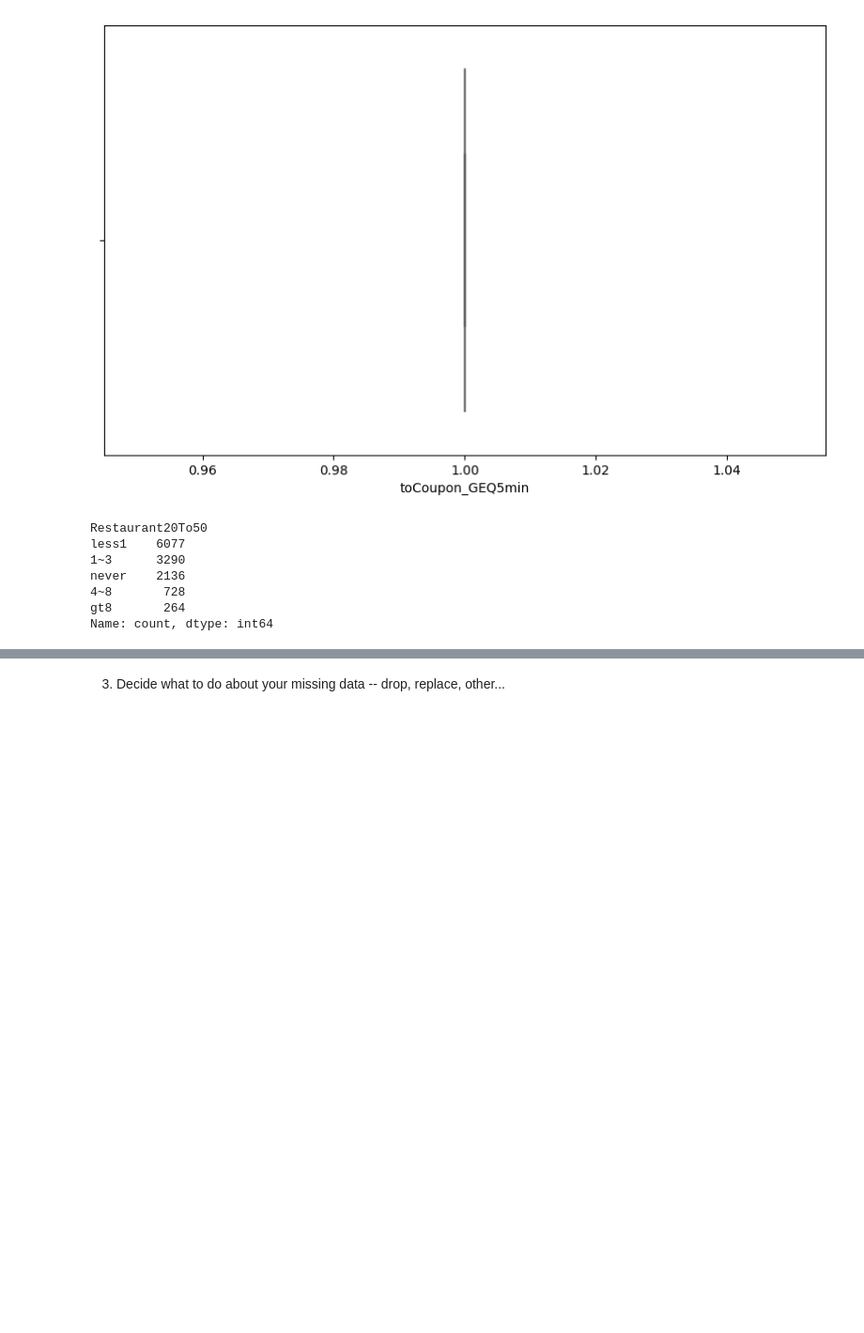
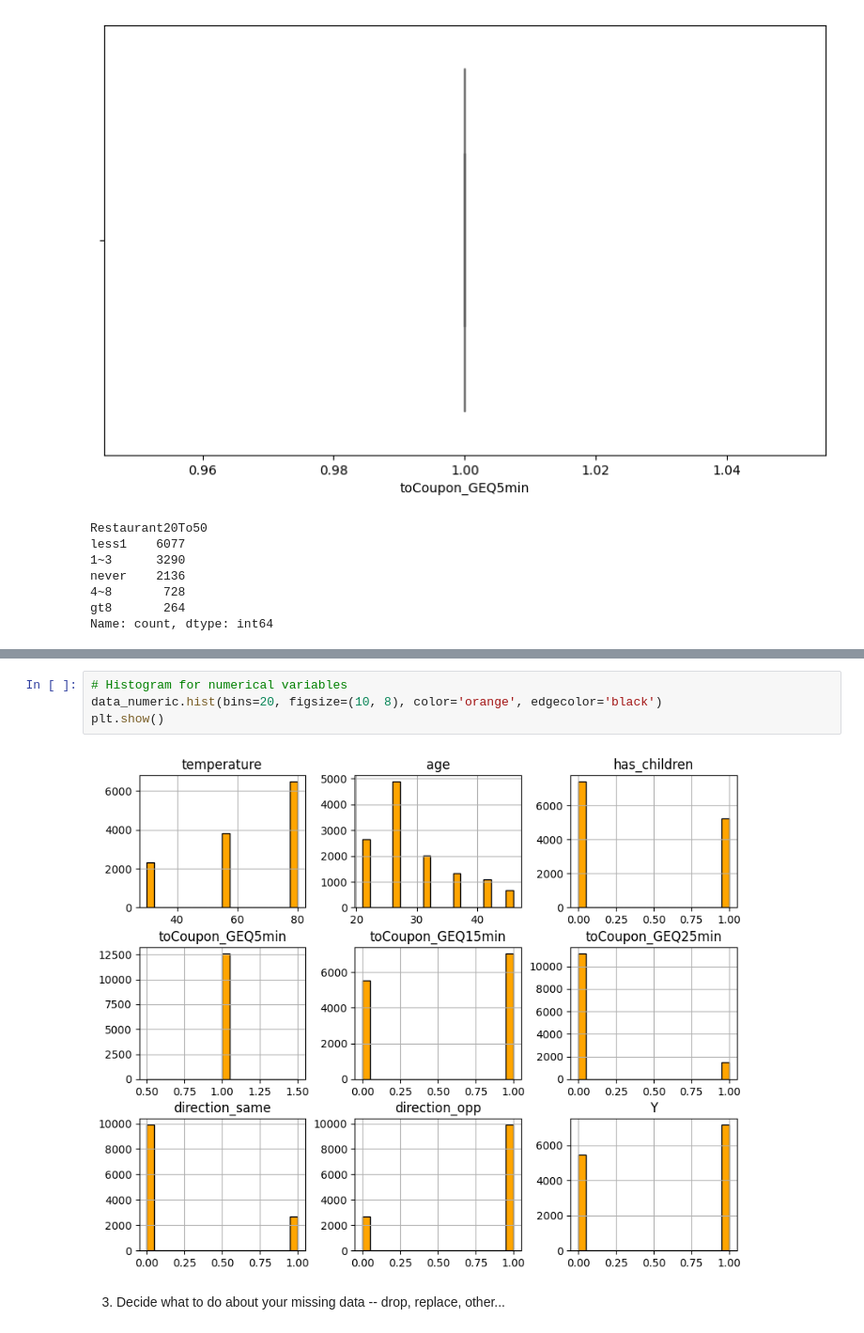
Before and after one commit to RohitKBhatnagar/CouponAcceptance, a Jupyter notebook: CouponAcceptance.ipynb, the cells around one changed output, grey strips where cells are left out. Shown: that part at 94% size. Saved outputs shown, nothing was run; the diff lists cells and outputs as text; blank space fills up the shorter version.

```diff
--- a/CouponAcceptance.ipynb
+++ b/CouponAcceptance.ipynb
@@ -227,3 +250,9 @@ Name: count, dtype: int64
+# %%
+# Histogram for numerical variables
+data_numeric.hist(bins=20, figsize=(10, 8), color='orange', edgecolor='black')
+plt.show()
+# %% [output]
+[figure, added]
 # %% [markdown]
 3. Decide what to do about your missing data -- drop, replace, other...
 # %%
```
Also changed, not shown: parts of 3 cells of this notebook.
